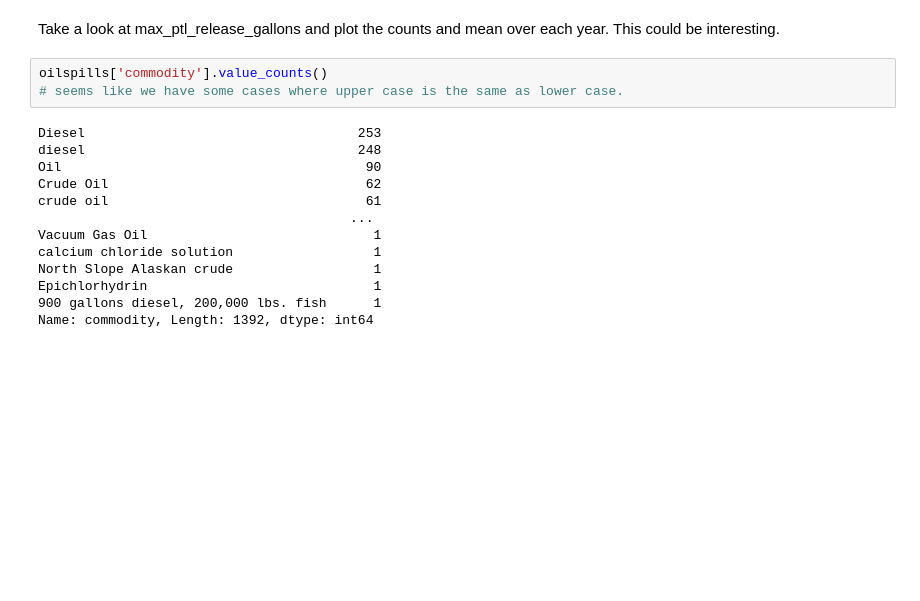
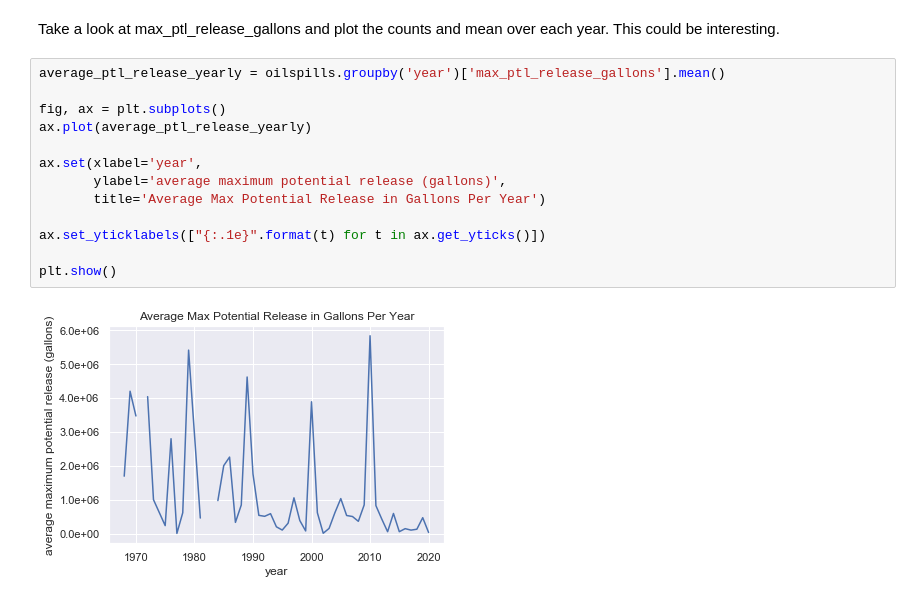
Before and after one commit to StevenVuong/EarthOrg, a Jupyter notebook: notebooks/EDA.ipynb, the cells around one changed output. Drawn from its saved outputs; the diff is of its cells as text; blank space fills up the shorter version.

```diff
--- a/notebooks/EDA.ipynb
+++ b/notebooks/EDA.ipynb
@@ -127,19 +152,18 @@ plt.show()
 [figure]
 # %% [markdown]
 Take a look at max_ptl_release_gallons and plot the counts and mean over each year. This could be interesting.
-# %%
-oilspills['commodity'].value_counts()
-# seems like we have some cases where upper case is the same as lower case.
-# %% [output]
-Diesel                                   253
-diesel                                   248
-Oil                                       90
-Crude Oil                                 62
-crude oil                                 61
-                                        ...
-Vacuum Gas Oil                             1
-calcium chloride solution                  1
-North Slope Alaskan crude                  1
-Epichlorhydrin                             1
-900 gallons diesel, 200,000 lbs. fish      1
-Name: commodity, Length: 1392, dtype: int64
+# %%
+average_ptl_release_yearly = oilspills.groupby('year')['max_ptl_release_gallons'].mean()
+
+fig, ax = plt.subplots()
+ax.plot(average_ptl_release_yearly)
+
+ax.set(xlabel='year',
+       ylabel='average maximum potential release (gallons)',
+       title='Average Max Potential Release in Gallons Per Year')
+
+ax.set_yticklabels(["{:.1e}".format(t) for t in ax.get_yticks()])
+
+plt.show()
+# %% [output]
+[figure, added]
```
Also changed, not shown: parts of 9 cells of this notebook, 1 other file.
